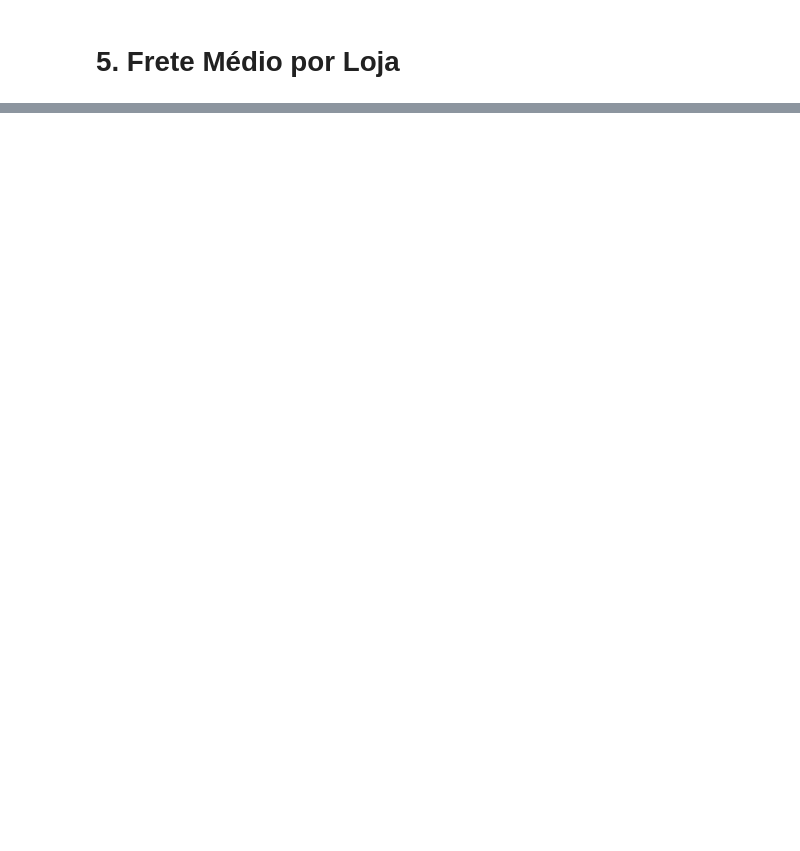
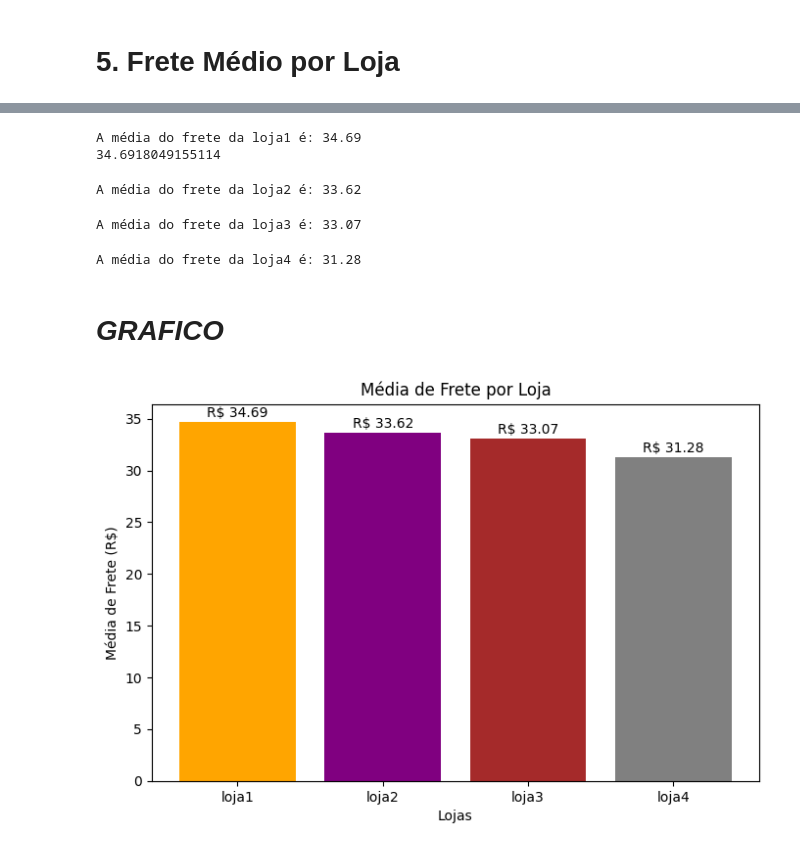
Before and after one commit to LipeSilva83/Alura_Store_BR, a Jupyter notebook: AluraStoreBr.ipynb, the cells around one changed output, grey strips where cells are left out. Cells and saved outputs as stored; diff of their text form; code cells hidden in the pictures; blank space fills up the shorter version.

```diff
--- a/AluraStoreBr.ipynb
+++ b/AluraStoreBr.ipynb
@@ -155,0 +286,38 @@ Name: Preço, dtype: float64
+# %%
+frete1 = analisar_frete(loja1['Frete'], 'loja1')
+print(frete1)
+# %% [output]
+A média do frete da loja1 é: 34.69
+34.6918049155114
+# %%
+frete2 = analisar_frete(loja2['Frete'], 'loja2')
+# %% [output]
+A média do frete da loja2 é: 33.62
+# %%
+frete3 = analisar_frete(loja3['Frete'], 'loja3')
+# %% [output]
+A média do frete da loja3 é: 33.07
+# %%
+frete4 = analisar_frete(loja4['Frete'], 'loja4')
+# %% [output]
+A média do frete da loja4 é: 31.28
+# %% [markdown]
+# ***GRAFICO***
+# %%
+
+import matplotlib.pyplot as plt
+medias_frete = [frete1, frete2, frete3, frete4]
+nomes_lojas_frete = ['loja1', 'loja2', 'loja3', 'loja4']
+
+plt.figure(figsize=(8, 5))
+plt.bar(nomes_lojas_frete, medias_frete, color=['orange', 'purple', 'brown', 'gray'])
+plt.xlabel('Lojas')
+plt.ylabel('Média de Frete (R$)')
+plt.title('Média de Frete por Loja')
+
+for i, media in enumerate(medias_frete):
+    plt.text(i, media + 0.5, f'R$ {media:.2f}', ha='center')
+
+plt.show()
+# %% [output]
+[figure, added]
```
Also changed, not shown: parts of 17 cells of this notebook.
